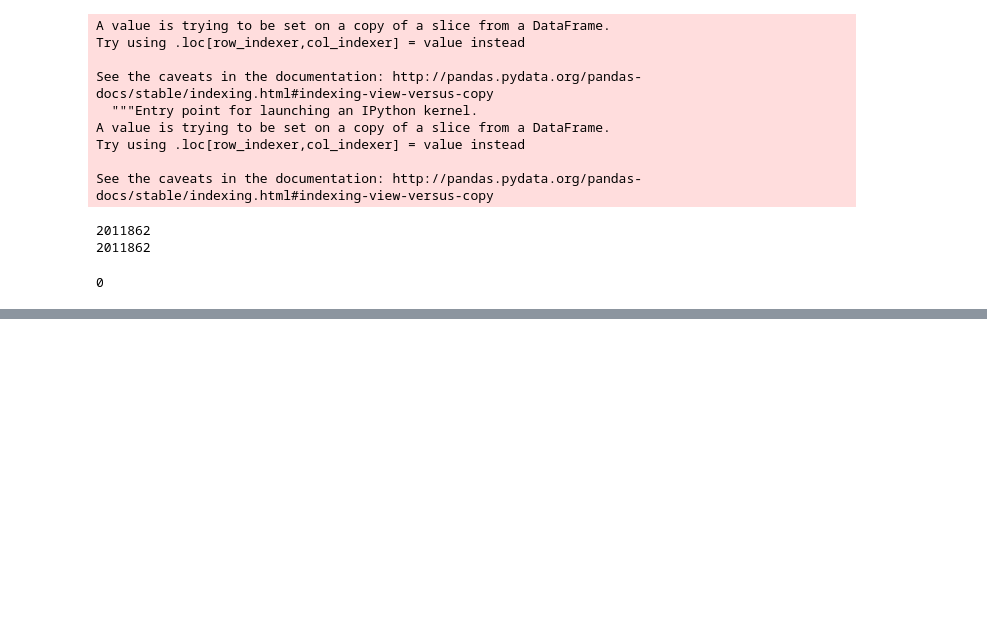
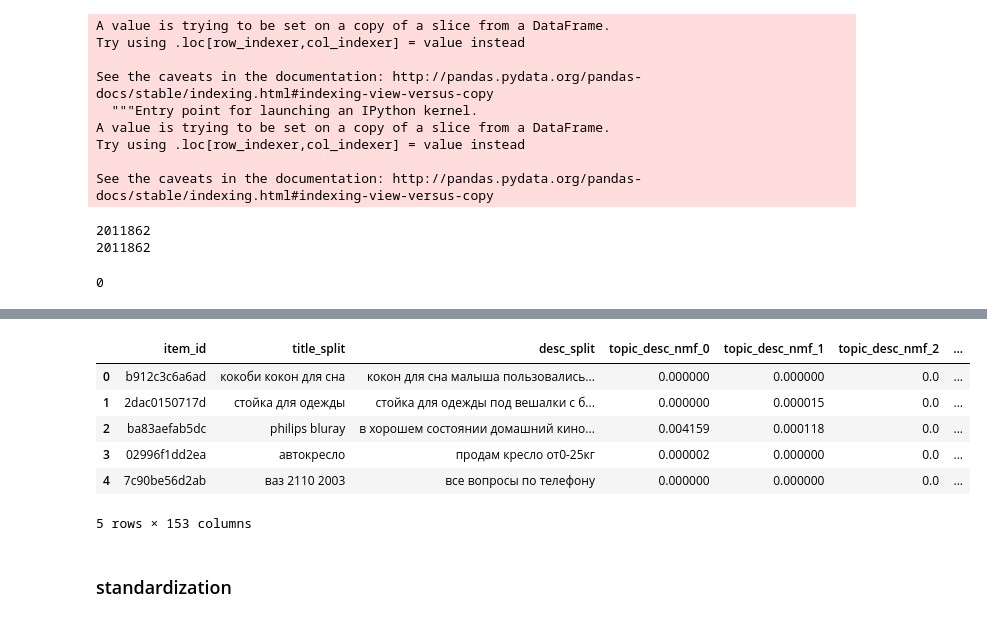
Before and after one commit to stanaya/avito, a Jupyter notebook: avito_make_LDA_feature.ipynb, the cells around one changed output, grey strips where cells are left out. Drawn from its saved outputs; the diff is of its cells as text; code cells hidden in the pictures; blank space fills up the shorter version.

```diff
--- a/avito_make_LDA_feature.ipynb
+++ b/avito_make_LDA_feature.ipynb
@@ -288,0 +307,8 @@ df_text_split.to_csv("topic_feature_lsi.csv")
+# %%
+header_title_nmf = []
+header_desc_nmf = []
+for ele in range(NUM_TOPICS):
+    name_title_header = 'topic_title_nmf_' + str(ele)
+    name_desc_header= 'topic_desc_nmf_' + str(ele)
+    header_title_nmf.append(name_title_header)
+    header_desc_nmf.append(name_desc_header)
@@ -288,0 +317,3 @@ df_text_split.to_csv("topic_feature_lsi.csv")
+# %%
+df_title_nmf_raw = pd.DataFrame(nmf_title_Z, columns=header_title_nmf)
+df_desc_nmf_raw = pd.DataFrame(nmf_desc_Z, columns=header_desc_nmf)
@@ -288,0 +330,14 @@ df_text_split.to_csv("topic_feature_lsi.csv")
+# %%
+df_text_split_nmf_title_raw = pd.concat([df_text_split,df_title_nmf_raw], axis=1, join_axes=[df_text_split.index])
+df_text_split_nmf_desc_raw = pd.concat([df_text_split,df_desc_nmf_raw], axis=1, join_axes=[df_text_split.index])
+# %%
+df_text_split_nmf_title_raw.head()
+df_text_split_nmf_desc_raw.head()
+# %% [output]
+|  | item_id | title_split | desc_split | topic_desc_nmf_0 | topic_desc_nmf_1 | topic_desc_nmf_2 | ... |
+| 0 | b912c3c6a6ad | кокоби кокон для сна | кокон для сна малыша пользовались... | 0.000000 | 0.000000 | 0.0 | ... |
+| 1 | 2dac0150717d | стойка для одежды | стойка для одежды под вешалки с б... | 0.000000 | 0.000015 | 0.0 | ... |
+| 2 | ba83aefab5dc | philips bluray | в хорошем состоянии домашний кино... | 0.004159 | 0.000118 | 0.0 | ... |
+| 3 | 02996f1dd2ea | автокресло | продам кресло от0-25кг | 0.000002 | 0.000000 | 0.0 | ... |
+| 4 | 7c90be56d2ab | ваз 2110 2003 | все вопросы по телефону | 0.000000 | 0.000000 | 0.0 | ... |
+5 rows × 153 columns
@@ -288,0 +350,2 @@ df_text_split.to_csv("topic_feature_lsi.csv")
+# %% [markdown]
+### standardization
```
Also changed, not shown: parts of 41 cells of this notebook, 29 other files.
